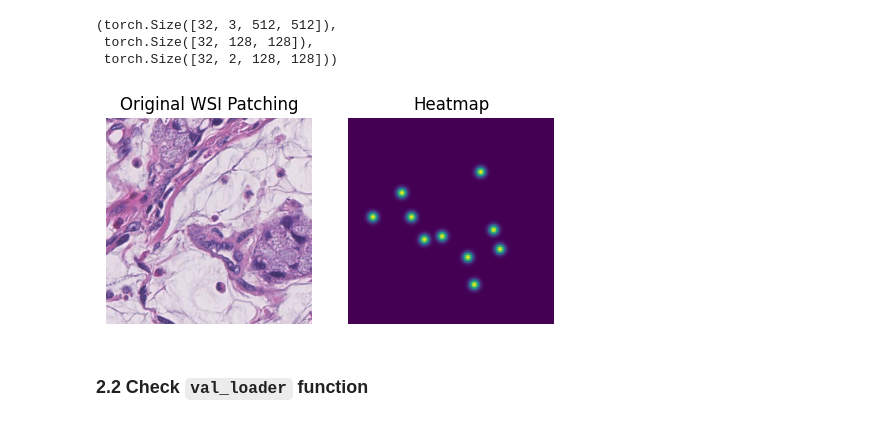
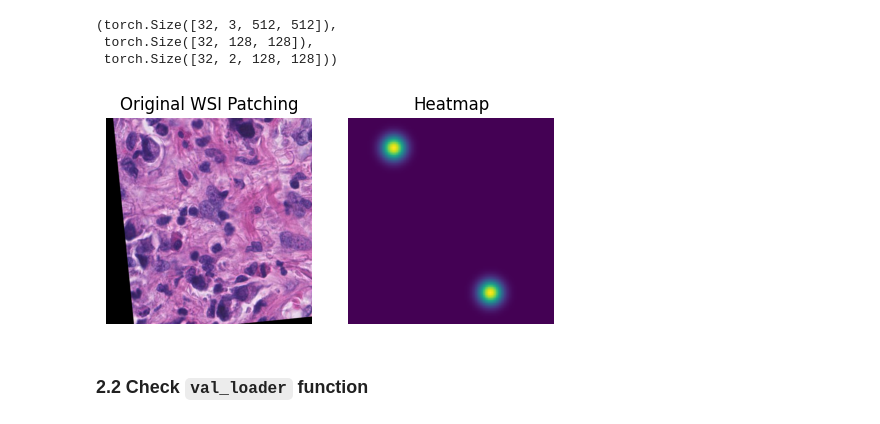
Before and after one commit to chatwipa-sur/SRCC_detection, a Jupyter notebook: Data_Augmentation.ipynb, the cells around one changed output. Cells and saved outputs as stored; diff of their text form; code cells hidden in the pictures.

```diff
--- a/Data_Augmentation.ipynb
+++ b/Data_Augmentation.ipynb
@@ -342,15 +355,15 @@ image_dir = "/content/drive/MyDrive/Dissertation_Chatwipa/dataset/train"
 annotation_dir = "/content/drive/MyDrive/Dissertation_Chatwipa/dataset/annotations/train"
 
 # Load dataset and patching
-dataset = SignetRingCellPatchCenterNetDataset(image_dir, annotation_dir, transform=transform)
-image_patch, hm, regr, boxes_list = dataset[0]
+dataset = SignetRingCellPatchCenterNetDataset(image_dir, annotation_dir, transform=train_transform)
+image_patch, hm, regr, boxes_list, _ = dataset[0]
 
 print(image_patch.shape)
 # %% [output]
 torch.Size([3, 512, 512])
 # %%
 # Get image
-image, hm, regr, gt_boxes = dataset[10]
+image, hm, regr, gt_boxes,_ = dataset[10]
 print(image.shape)
 
 # Get predicted boxes
@@ -391,20 +405,20 @@ dataset_base_dir = "/content/drive/MyDrive/Dissertation_Chatwipa/dataset"
 train_dataset = SignetRingCellPatchCenterNetDataset(
     image_dir=os.path.join(dataset_base_dir, "train"),
     annotation_dir=os.path.join(dataset_base_dir, "annotations/train"),
-    transform=transform
+    transform=train_transform
 )
 
 val_dataset = SignetRingCellPatchCenterNetDataset(
     image_dir=os.path.join(dataset_base_dir, "val"),
     annotation_dir=os.path.join(dataset_base_dir, "annotations/val"),
-    transform=transform
+    transform=val_test_transform
 )
 
 # Test dataset
 test_dataset = SignetRingCellPatchCenterNetDataset(
     image_dir=os.path.join(dataset_base_dir, "test"),
     annotation_dir=os.path.join(dataset_base_dir, "annotations/test"),
-    transform=transform
+    transform=val_test_transform
 )
 
 # Define a custom collate function to handle the variable-length gt_boxes
@@ -413,8 +427,9 @@ def custom_collate_fn(batch):
     hms = torch.stack([torch.from_numpy(item[1]).float() for item in batch])
     regrs = torch.stack([torch.from_numpy(item[2]).float() for item in batch])
     gt_boxes = [item[3] for item in batch]
+    flags = [item[4] for item in batch]
 
-    return images, hms, regrs, gt_boxes
+    return images, hms, regrs, gt_boxes, flags
 
 # DataLoaders
 train_loader = DataLoader(train_dataset, batch_size=32, shuffle=True, collate_fn=custom_collate_fn)
@@ -426,7 +441,7 @@ test_loader = DataLoader(test_dataset, batch_size=32, shuffle=False, collate_fn=
 for batch in train_loader:
     if batch is None:
         continue
-    images, hm, regr, gt_boxes = batch
+    images, hm, regr, gt_boxes, _ = batch
     print(f"Loaded batch with {len(images)} images")
     break
 # %% [output]
@@ -438,23 +453,28 @@ images.shape, hm.shape, regr.shape
  torch.Size([32, 128, 128]),
  torch.Size([32, 2, 128, 128]))
 # %%
+# Convert image to numpy
+image = unnormalize_tensor(images[15].clone())
+image = image.clone().permute(1, 2, 0).numpy()
+image = (image * 255).astype(np.uint8)
+
 # Plot using subplots
 fig, axs = plt.subplots(1, 2, figsize=(5, 2.5))
 
 # Show the original image
 axs[0].imshow(image)
 axs[0].set_title("Original WSI Patching")
 axs[0].axis('off')
 
 # Show the heatmap
-axs[1].imshow(hm[30])  # or use 'viridis', 'jet', etc.
+axs[1].imshow(hm[15])  # or use 'viridis', 'jet', etc.
 axs[1].set_title("Heatmap")
 axs[1].axis('off')
 
 plt.tight_layout()
 plt.show()
 # %% [output]
-[figure, old version]
+[figure, new version]
 # %% [markdown]
 ### 2.2 Check `val_loader` function
 # %%
```
Also changed, not shown: parts of 9 cells of this notebook.
